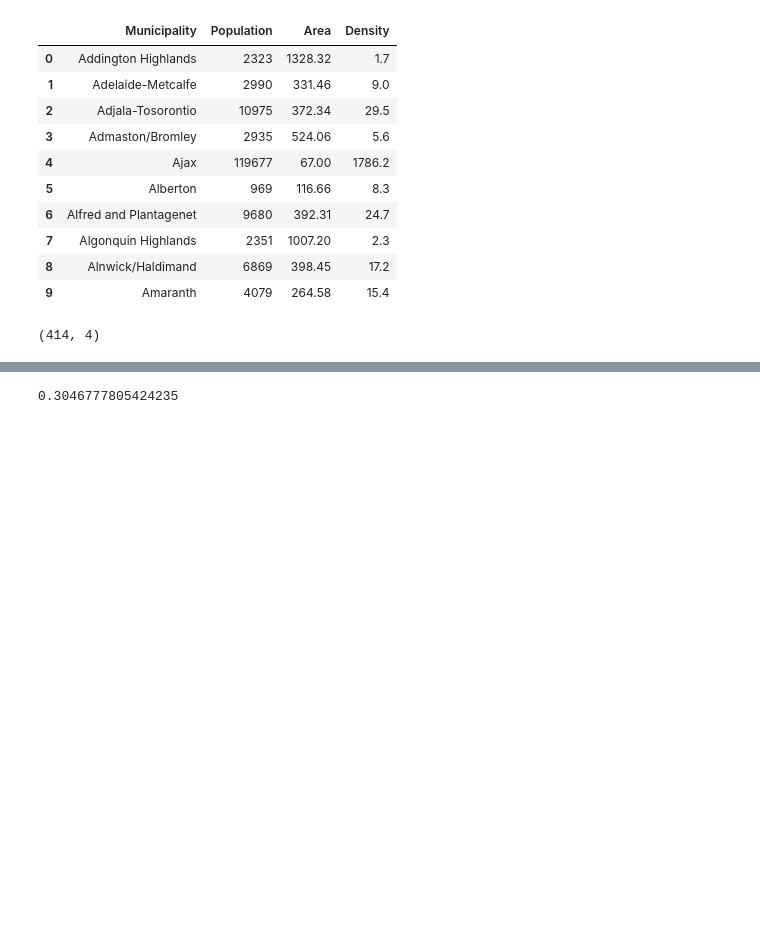
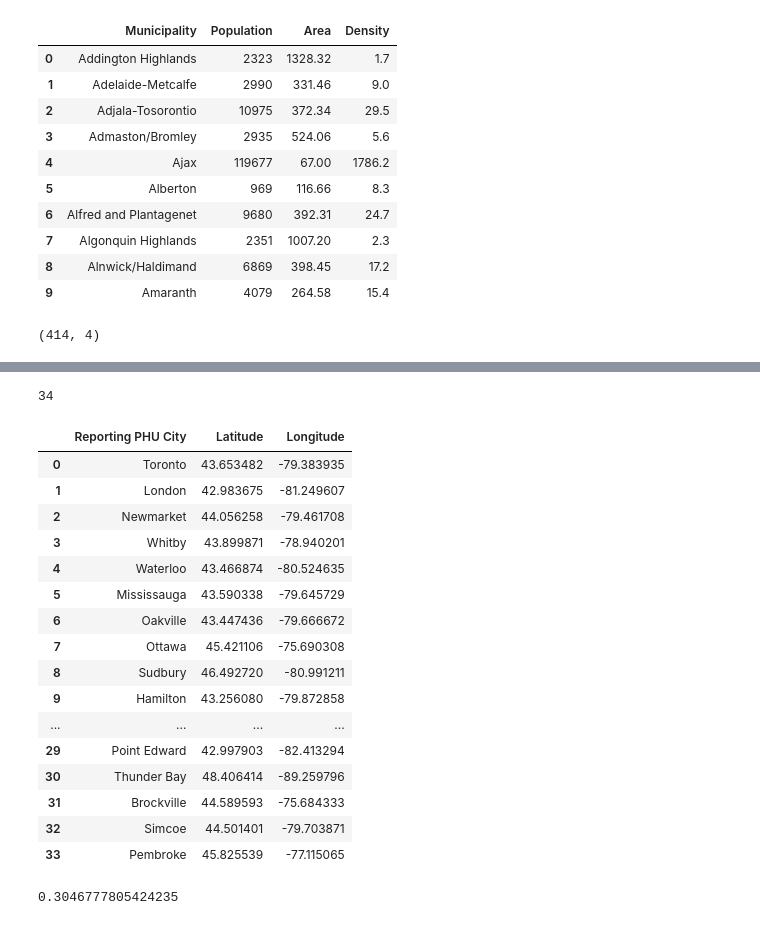
Before and after one commit to timlorepublic/battleOfN, a Jupyter notebook: covid.ipynb, the cells around one changed output, grey strips where cells are left out. Saved outputs shown, nothing was run; the diff lists cells and outputs as text; code cells hidden in the pictures; blank space fills up the shorter version.

```diff
--- a/covid.ipynb
+++ b/covid.ipynb
@@ -203,3 +203,11 @@ mun_on.head(10)
 mun_on.shape
 # %% [output]
 (414, 4)
+# %%
+def getlatlang(city):
+    geolocator = Nominatim(user_agent="tor_explorer")
+    location = geolocator.geocode(city)
+    latitude = location.latitude
+    longitude = location.longitude
+    print('Coordinate of {} are {},{}'.format(city,latitude, longitude))
+    return latitude,longitude
@@ -205,0 +224,10 @@ mun_on.shape
+# %%
+cov_pos_loc = cov_pos['Reporting_PHU_City'].unique()
+# %%
+latlist = []
+longlist = []
+
+for m in cov_pos_loc:
+    result = getlatlang(m + ', ON')
+    latlist.append(result[0])
+    longlist.append(result[1])
@@ -206 +252,29 @@ mun_on.shape
+# %%
+len(latlist)
+# %% [output]
+34
+# %%
+cov_city = pd.DataFrame(cov_pos_loc,columns=['Reporting PHU City'])
+# %%
+cov_city['Latitude']=latlist
+cov_city['Longitude']=longlist
+cov_city
+# %% [output]
+|  | Reporting PHU City | Latitude | Longitude |
+| 0 | Toronto | 43.653482 | -79.383935 |
+| 1 | London | 42.983675 | -81.249607 |
+| 2 | Newmarket | 44.056258 | -79.461708 |
+| 3 | Whitby | 43.899871 | -78.940201 |
+| 4 | Waterloo | 43.466874 | -80.524635 |
+| 5 | Mississauga | 43.590338 | -79.645729 |
+| 6 | Oakville | 43.447436 | -79.666672 |
+| 7 | Ottawa | 45.421106 | -75.690308 |
+| 8 | Sudbury | 46.492720 | -80.991211 |
+| 9 | Hamilton | 43.256080 | -79.872858 |
+| ... | ... | ... | ... |
+| 29 | Point Edward | 42.997903 | -82.413294 |
+| 30 | Thunder Bay | 48.406414 | -89.259796 |
+| 31 | Brockville | 44.589593 | -75.684333 |
+| 32 | Simcoe | 44.501401 | -79.703871 |
+| 33 | Pembroke | 45.825539 | -77.115065 |
 # %%
```
Also changed, not shown: parts of 4 cells of this notebook, 7 other files.
